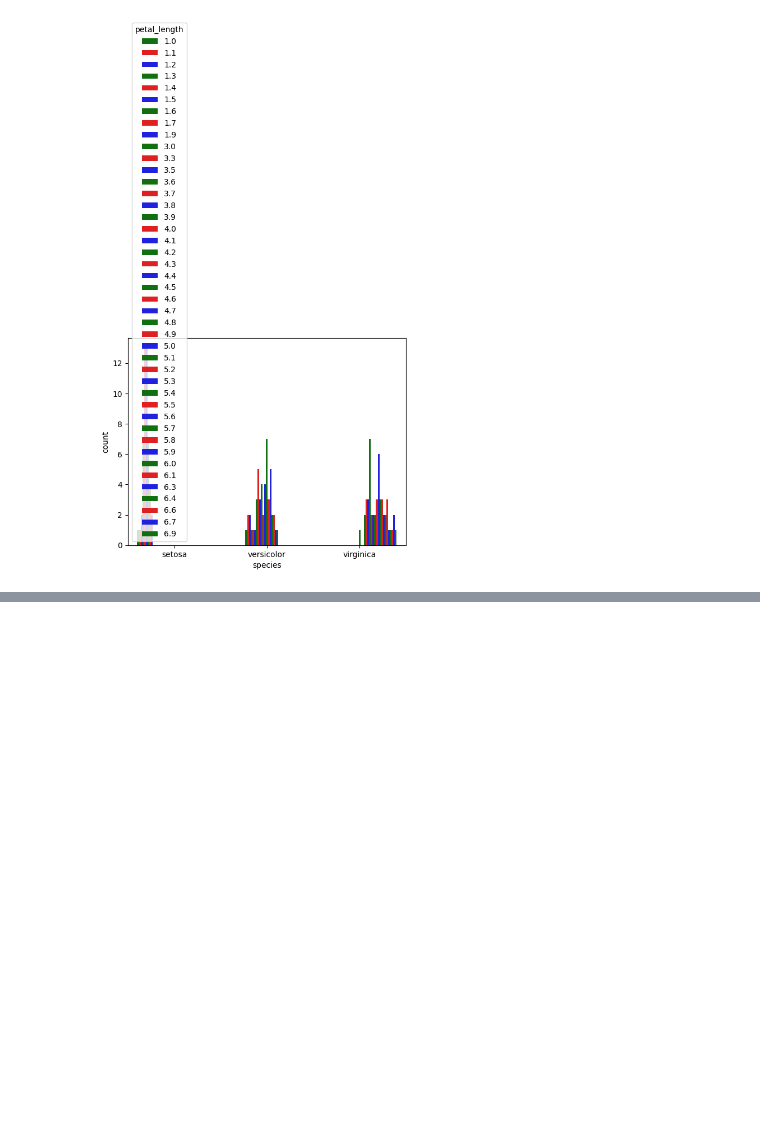
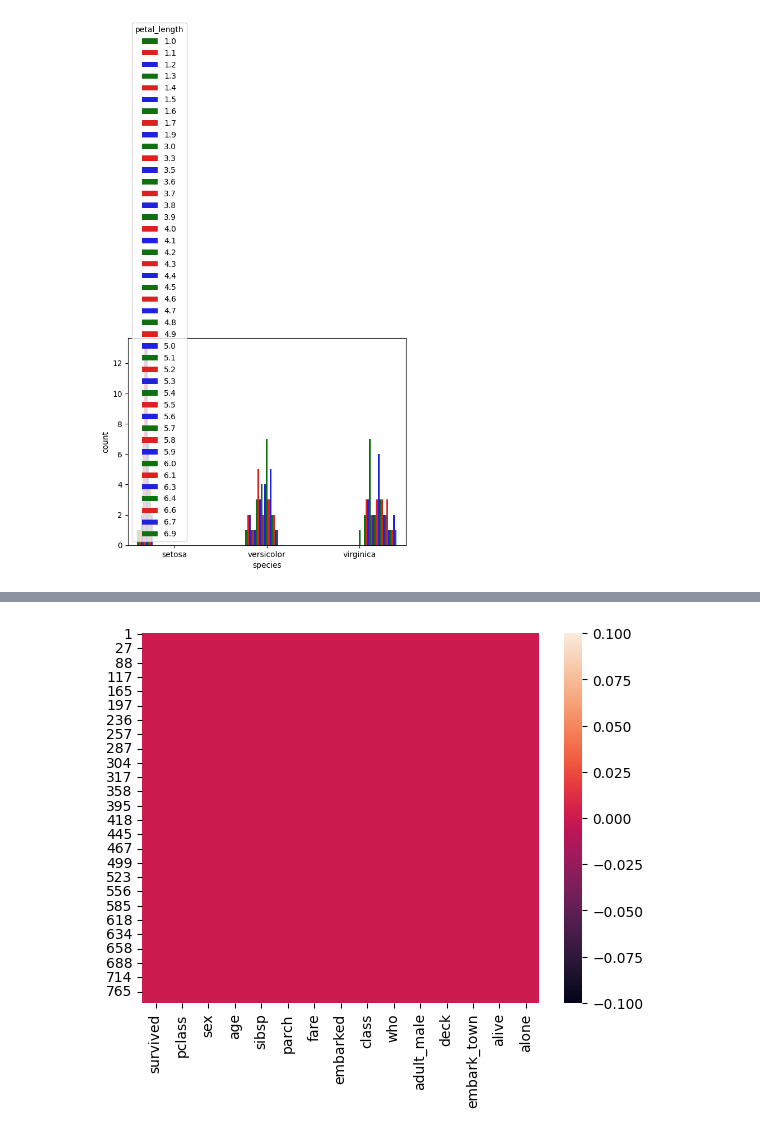
Before and after one commit to NikhithaPatibandla/ExcelR-Tutorials, a Jupyter notebook: AD.ipynb, the cells around one changed output, grey strips where cells are left out. Saved outputs shown, nothing was run; the diff lists cells and outputs as text; code cells hidden in the pictures; blank space fills up the shorter version.

```diff
--- a/AD.ipynb
+++ b/AD.ipynb
@@ -927,0 +935,3 @@ The palette list has fewer values (3) than needed (43) and will cycle, which may
+# %%
+df = sns.load_dataset('titanic')
+df
@@ -927,0 +1010,3 @@ The palette list has fewer values (3) than needed (43) and will cycle, which may
+# %%
+df.drop_duplicates(inplace = True)
+df
@@ -927,0 +1027,3 @@ The palette list has fewer values (3) than needed (43) and will cycle, which may
+# %%
+df.reset_index(drop=True,inplace=True)
+df
@@ -927,0 +1064,3 @@ The palette list has fewer values (3) than needed (43) and will cycle, which may
+# %%
+df.dropna(inplace=True)
+df
@@ -927,0 +1081,5 @@ The palette list has fewer values (3) than needed (43) and will cycle, which may
+# %%
+sns.heatmap(df.isnull())
+plt.show()
+# %% [output]
+[figure, added]
```
Also changed, not shown: parts of 43 cells of this notebook.
